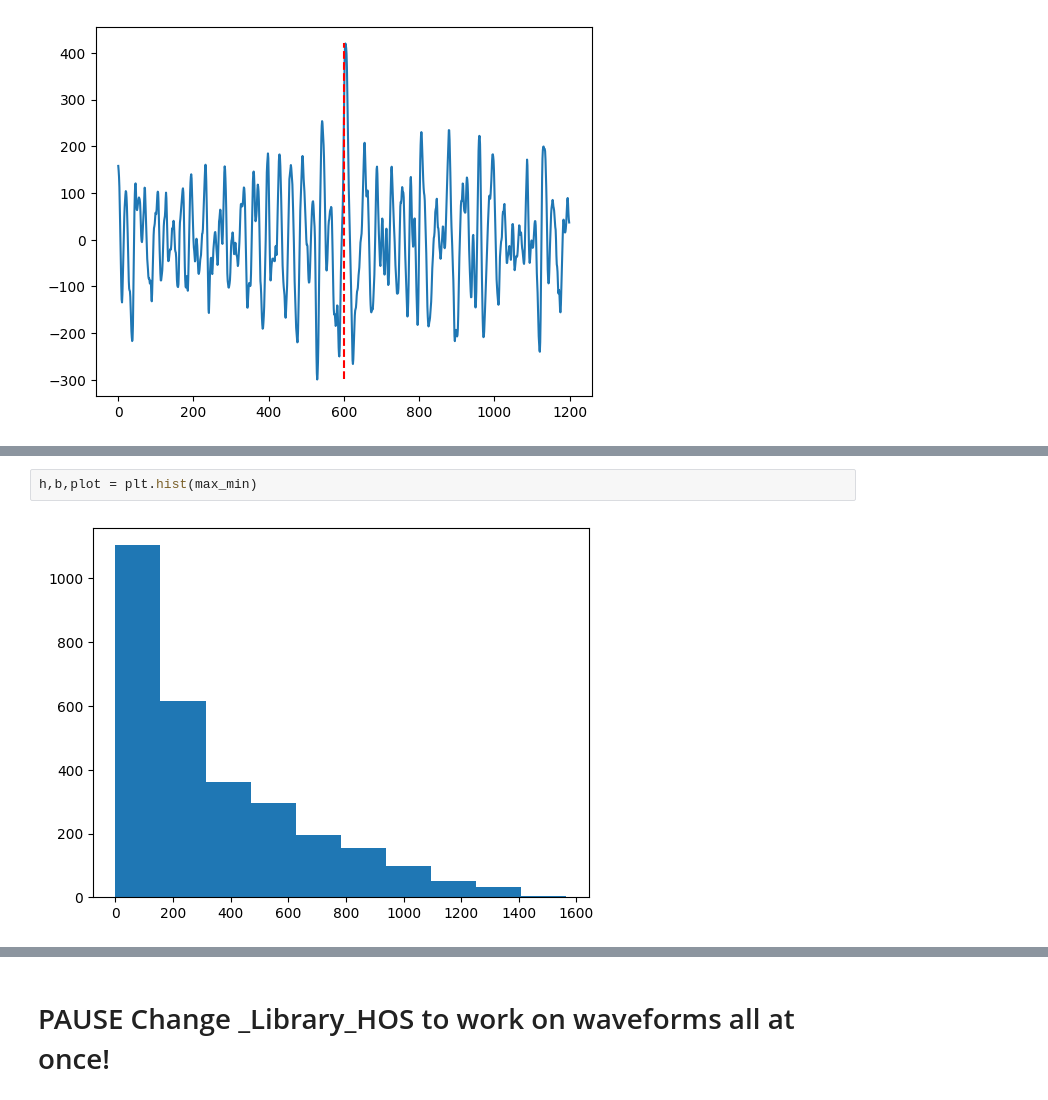
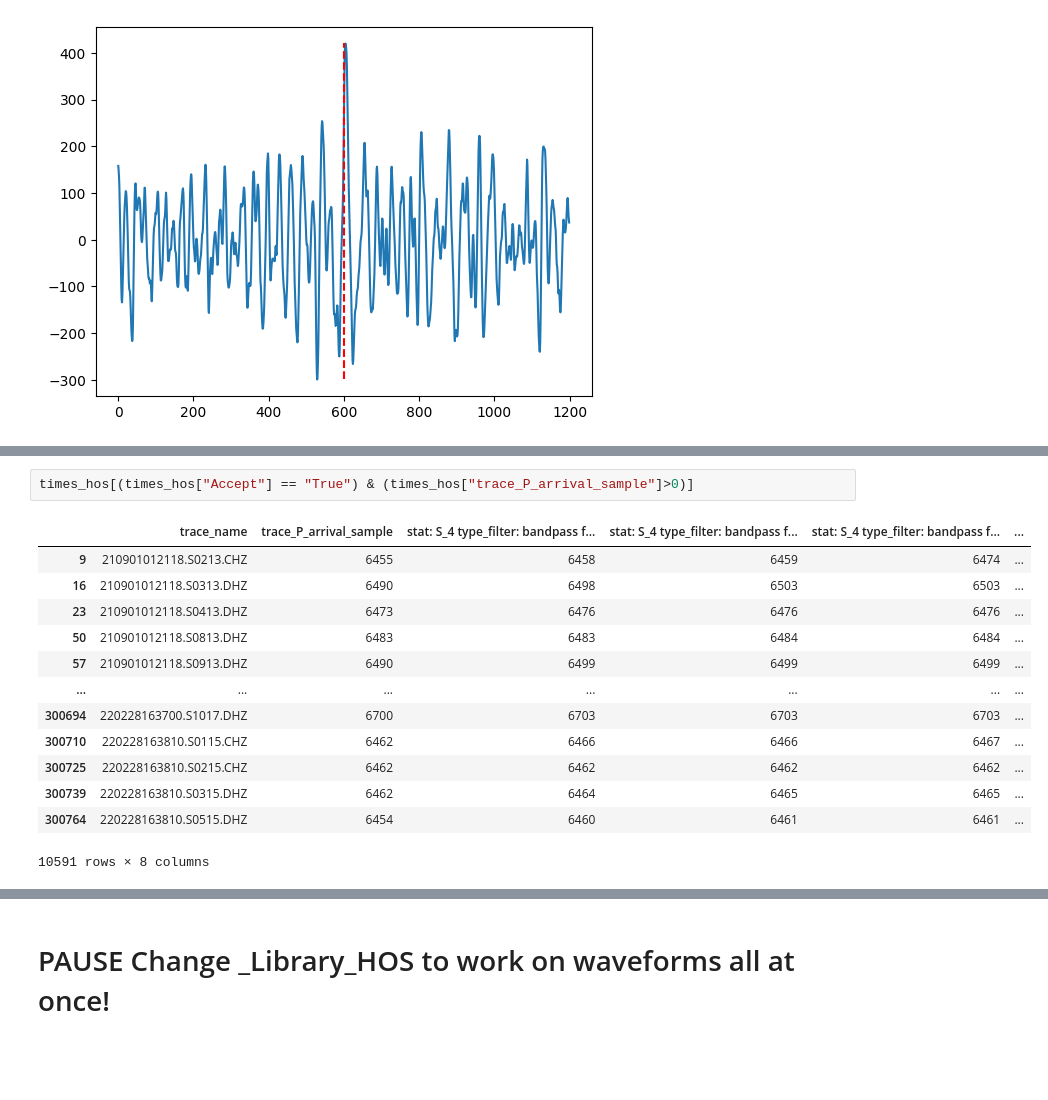
Before and after one commit to Nemenick/primoprogetto, a Jupyter notebook: Codici/_DETECT_HOS.ipynb, the cells around one changed output, grey strips where cells are left out. Drawn from its saved outputs; the diff is of its cells as text; blank space fills up the shorter version.

```diff
--- a/Codici/_DETECT_HOS.ipynb
+++ b/Codici/_DETECT_HOS.ipynb
@@ -292,4 +339,16 @@ hs,bs,plots = plt.hist(std)
-# %%
-h,b,plot = plt.hist(max_min)
-# %% [output]
-[figure, removed]
+# %%
+times_hos[(times_hos["Accept"] == "True") & (times_hos["trace_P_arrival_sample"]>0)]
+# %% [output]
+|  | trace_name | trace_P_arrival_sample | stat: S_4 type_filter: bandpass f... | stat: S_4 type_filter: bandpass f... | stat: S_4 type_filter: bandpass f... | ... |
+| 9 | 210901012118.S0213.CHZ | 6455 | 6458 | 6459 | 6474 | ... |
+| 16 | 210901012118.S0313.DHZ | 6490 | 6498 | 6503 | 6503 | ... |
+| 23 | 210901012118.S0413.DHZ | 6473 | 6476 | 6476 | 6476 | ... |
+| 50 | 210901012118.S0813.DHZ | 6483 | 6483 | 6484 | 6484 | ... |
+| 57 | 210901012118.S0913.DHZ | 6490 | 6499 | 6499 | 6499 | ... |
+| ... | ... | ... | ... | ... | ... | ... |
+| 300694 | 220228163700.S1017.DHZ | 6700 | 6703 | 6703 | 6703 | ... |
+| 300710 | 220228163810.S0115.CHZ | 6462 | 6466 | 6466 | 6467 | ... |
+| 300725 | 220228163810.S0215.CHZ | 6462 | 6462 | 6462 | 6462 | ... |
+| 300739 | 220228163810.S0315.DHZ | 6462 | 6464 | 6465 | 6465 | ... |
+| 300764 | 220228163810.S0515.DHZ | 6454 | 6460 | 6461 | 6461 | ... |
+10591 rows × 8 columns
```
Also changed, not shown: parts of 22 cells of this notebook, 2 other files.
